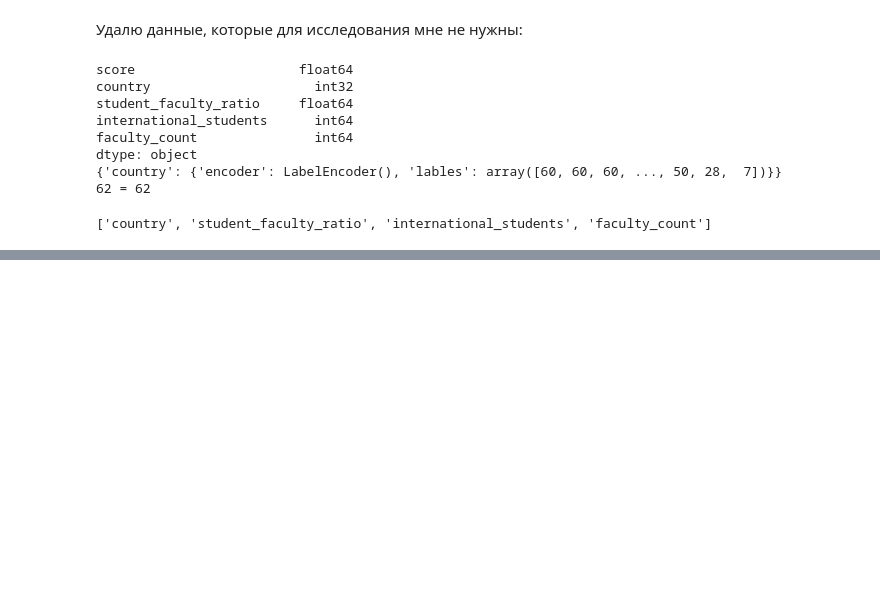
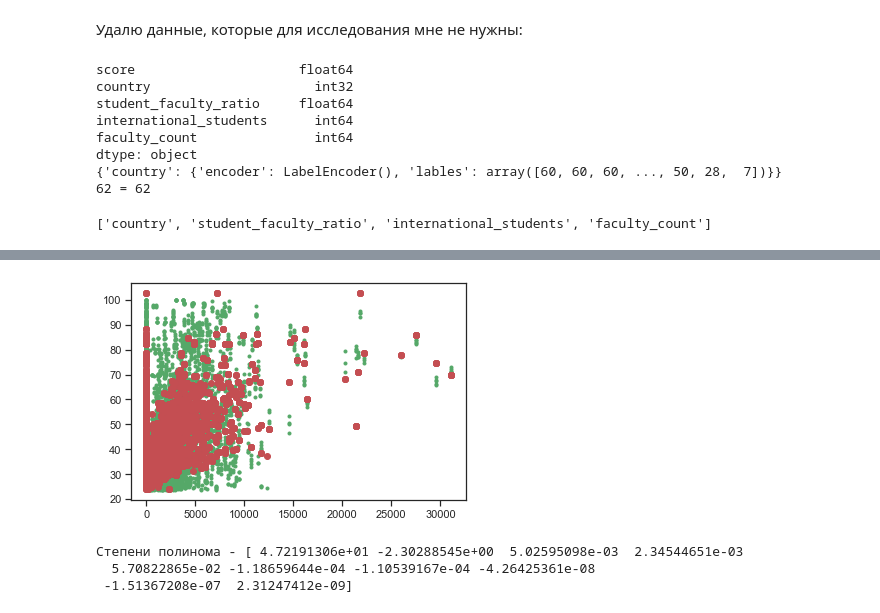
Before and after one commit to Denactive/MachineLearningTechnologies2022-S, a Jupyter notebook: lab-4/lab4.ipynb, the cells around one changed output, grey strips where cells are left out. Saved outputs shown, nothing was run; the diff lists cells and outputs as text; code cells hidden in the pictures; blank space fills up the shorter version.

```diff
--- a/lab-4/lab4.ipynb
+++ b/lab-4/lab4.ipynb
@@ -159,0 +184,7 @@ InvalidIndexError: (slice(None, None, None), None)
+# %%
+test_poly_model(X_train[x_columns].values, Y_train.values, 2)
+# %% [output]
+[figure, added]
+Степени полинома - [ 4.72191306e+01 -2.30288545e+00  5.02595098e-03  2.34544651e-03
+  5.70822865e-02 -1.18659644e-04 -1.10539167e-04 -4.26425361e-08
+ -1.51367208e-07  2.31247412e-09]
```
Also changed, not shown: parts of 14 cells of this notebook, 5 other files.
